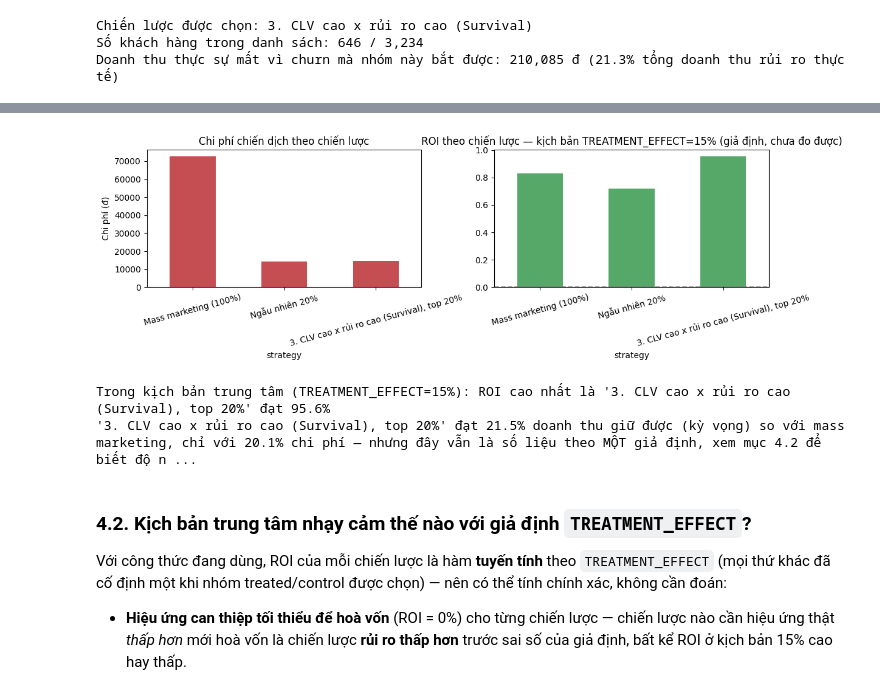
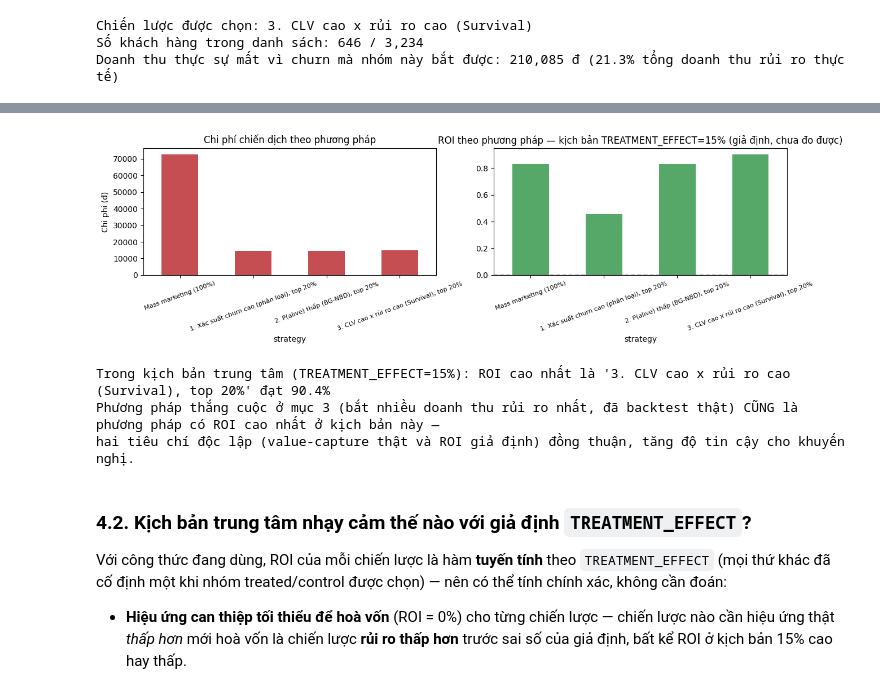
Before and after one commit to passat05/bootcamp_customer_analytics, a Jupyter notebook: notebooks/02_propensity_targeting_campaign.ipynb, the cells around one changed output, grey strips where cells are left out. Cells and saved outputs as stored; diff of their text form; code cells hidden in the pictures.

```diff
--- a/notebooks/02_propensity_targeting_campaign.ipynb
+++ b/notebooks/02_propensity_targeting_campaign.ipynb
@@ -319,10 +316,9 @@ TREATMENT_EFFECT = 0.15  # giả định trung tâm — xem mục 4.2 để bi
 CONTROL_FRACTION = 0.10
 
 rng = np.random.default_rng(42)
-oot["value_at_risk"] = oot["customer_value"] * oot["churn"]
-top20["value_at_risk"] = top20["customer_value"] * top20["churn"]
 
 def simulate_strategy(name, population: pd.DataFrame, targeted: pd.DataFrame):
+    targeted = targeted.assign(value_at_risk=targeted["customer_value"] * targeted["churn"])
     n_targeted = len(targeted)
     is_control = rng.random(n_targeted) < CONTROL_FRACTION
     treated = targeted.loc[~is_control]
@@ -345,13 +341,12 @@ def simulate_strategy(name, population: pd.DataFrame, targeted: pd.DataFrame):
         "roi": (expected_value_retained - cost) / cost if cost > 0 else np.nan,
     }
 
-n_random20 = k
-random20 = oot.sample(n=n_random20, random_state=42)
-
+# Mass marketing + top 20% của CẢ 3 phương pháp gốc (mục 1) — không chỉ phương pháp thắng cuộc.
 results = pd.DataFrame([
     simulate_strategy("Mass marketing (100%)", oot, oot),
-    simulate_strategy("Ngẫu nhiên 20%", oot, random20),
-    simulate_strategy(f"{winner}, top 20%", oot, top20),
+    simulate_strategy("1. Xác suất churn cao (phân loại), top 20%", oot, top20_classification),
+    simulate_strategy("2. P(alive) thấp (BG-NBD), top 20%", oot, top20_bgnbd),
+    simulate_strategy("3. CLV cao x rủi ro cao (Survival), top 20%", oot, top20_survival),
 ]).set_index("strategy")
 
 display_cols = ["n_population", "n_targeted", "n_control", "value_at_risk_in_target", "cost", "expected_value_retained", "net_value", "roi"]
@@ -375,29 +371,32 @@ display(results_vn.style.format({
 # %%
-fig, axes = plt.subplots(1, 2, figsize=(12, 4))
+fig, axes = plt.subplots(1, 2, figsize=(13, 4))
 results["cost"].plot(ax=axes[0], kind="bar", color="#C44E52")
-axes[0].set_title("Chi phí chiến dịch theo chiến lược")
+axes[0].set_title("Chi phí chiến dịch theo phương pháp")
 axes[0].set_ylabel("Chi phí (đ)")
-axes[0].tick_params(axis="x", rotation=15)
+axes[0].tick_params(axis="x", rotation=20, labelsize=8)
 
 results["roi"].plot(ax=axes[1], kind="bar", color="#55A868")
-axes[1].set_title("ROI theo chiến lược — kịch bản TREATMENT_EFFECT=15% (giả định, chưa đo được)")
+axes[1].set_title("ROI theo phương pháp — kịch bản TREATMENT_EFFECT=15% (giả định, chưa đo được)")
 axes[1].axhline(0, color="gray", linestyle="--")
-axes[1].tick_params(axis="x", rotation=15)
+axes[1].tick_params(axis="x", rotation=20, labelsize=8)
 plt.tight_layout()
 plt.show()
 
-best = results["roi"].idxmax()
-mass_cost = results.loc["Mass marketing (100%)", "cost"]
-chosen_cost = results.loc[f"{winner}, top 20%", "cost"]
-print(f"Trong kịch bản trung tâm (TREATMENT_EFFECT=15%): ROI cao nhất là '{best}' đạt {results.loc[best, 'roi']:.1%}")
-print(f"'{winner}, top 20%' đạt "
-      f"{results.loc[f'{winner}, top 20%', 'expected_value_retained'] / results.loc['Mass marketing (100%)', 'expected_value_retained']:.1%} "
-      f"doanh thu giữ được (kỳ vọng) so với mass marketing, chỉ với {chosen_cost / mass_cost:.1%} chi phí — "
-      f"nhưng đây vẫn là số liệu theo MỘT giả định, xem mục 4.2 để biết độ nhạy.")
+best_roi = results["roi"].idxmax()
+print(f"Trong kịch bản trung tâm (TREATMENT_EFFECT=15%): ROI cao nhất là '{best_roi}' đạt {results.loc[best_roi, 'roi']:.1%}")
+
+winner_roi_row = [i for i in results.index if winner.split(".")[0] == i.split(".")[0] and "Mass" not in i][0]
+if winner_roi_row == best_roi:
+    print(f"Phương pháp thắng cuộc ở mục 3 (bắt nhiều doanh thu rủi ro nhất, đã backtest thật) CŨNG là phương pháp có ROI cao nhất ở kịch bản này —")
+    print("hai tiêu chí độc lập (value-capture thật và ROI giả định) đồng thuận, tăng độ tin cậy cho khuyến nghị.")
+else:
+    print(f"Lưu ý: phương pháp thắng cuộc ở mục 3 ('{winner}') KHÔNG phải phương pháp có ROI cao nhất ở kịch bản 15% này ('{best_roi}') —")
+    print("hai tiêu chí không đồng thuận, xem thêm phân tích độ nhạy ở mục 4.2 trước khi kết luận.")
 # %% [output]
-[figure, old version]
+[figure, new version]
-Trong kịch bản trung tâm (TREATMENT_EFFECT=15%): ROI cao nhất là '3. CLV cao x rủi ro cao (Survival), top 20%' đạt 95.6%
-'3. CLV cao x rủi ro cao (Survival), top 20%' đạt 21.5% doanh thu giữ được (kỳ vọng) so với mass marketing, chỉ với 20.1% chi phí — nhưng đây vẫn là số liệu theo MỘT giả định, xem mục 4.2 để biết độ n ...
+Trong kịch bản trung tâm (TREATMENT_EFFECT=15%): ROI cao nhất là '3. CLV cao x rủi ro cao (Survival), top 20%' đạt 90.4%
+Phương pháp thắng cuộc ở mục 3 (bắt nhiều doanh thu rủi ro nhất, đã backtest thật) CŨNG là phương pháp có ROI cao nhất ở kịch bản này —
+hai tiêu chí độc lập (value-capture thật và ROI giả định) đồng thuận, tăng độ tin cậy cho khuyến nghị.
 # %% [markdown]
 ### 4.2. Kịch bản trung tâm nhạy cảm thế nào với giả định `TREATMENT_EFFECT`?
 
```
Also changed, not shown: parts of 4 cells of this notebook, 1 other file.
